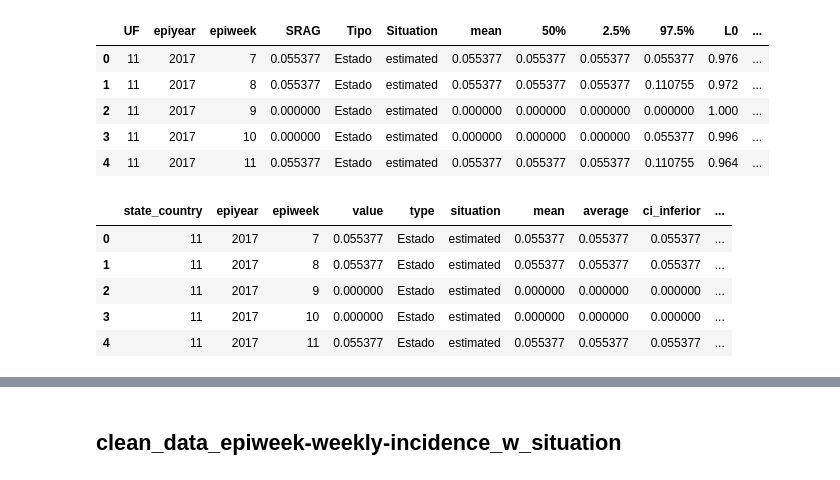
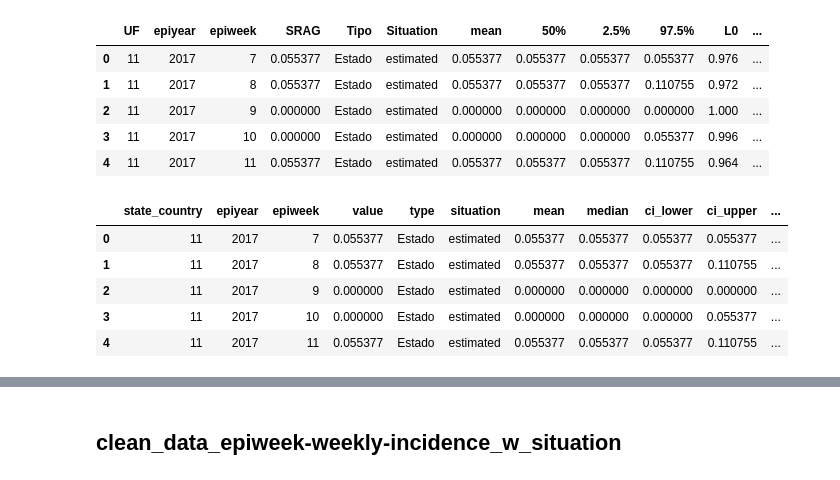
Before and after one commit to FluVigilanciaBR/fludashboard, a Jupyter notebook: Notebooks/Dataset-Migration.ipynb, the cells around one changed output, grey strips where cells are left out. Cells and saved outputs as stored; diff of their text form; code cells hidden in the pictures.

```diff
--- a/Notebooks/Dataset-Migration.ipynb
+++ b/Notebooks/Dataset-Migration.ipynb
@@ -35,0 +40,6 @@ mem-typical
+# %%
+dataset_id = {
+    'srag': 1,
+    'sragflu': 2,
+    'obitoflu': 3,
+}
@@ -36,3 +48,8 @@ mem-typical
+# %%
+scale_id = {
+    'incidência': 1,
+    'casos': 2
+}
 # %% [markdown]
 ## current_estimated_values
 # %%
@@ -52,20 +69,22 @@ migration_rules = {
     'SRAG': 'value',
     'Tipo': 'type',
     'Situation': 'situation',
-    '50%': 'average',
-    '2.5%': 'ci_inferior',
-    '97.5%': 'ci_superior',
-    'L0': 'l0',  # maybe should be better another name more descriptive
-    'L1': 'l1',  # maybe should be better another name more descriptive
-    'L2': 'l2',  # maybe should be better another name more descriptive
-    'L3': 'l3',  # maybe should be better another name more descriptive
+    '50%': 'median',
+    '2.5%': 'ci_lower',
+    '97.5%': 'ci_upper',
+    'L0': 'low',
+    'L1': 'epidemic',
+    'L2': 'high',
+    'L3': 'very_high',
     'Run date': 'run_date',
-    'dado': 'dataset',  # or origin
+    'dado': 'dataset',
     'escala': 'scale'
 }
 
 dfs[dataset].rename(
     columns=migration_rules, inplace=True
 )
+dfs[dataset].dataset = dfs[dataset].dataset.map(dataset_id)
+dfs[dataset].scale = dfs[dataset].scale.map(scale_id)
 dfs[dataset].head()
 # %% [output]
@@ -105,32 +124,34 @@ dfs[dataset].head()
 # %%
 migration_rules = {
     'UF': 'state_country',
     'SRAG': 'value',
     'Tipo': 'type',
     'Situation': 'situation',
-    '50%': 'average',
-    '2.5%': 'ci_inferior',
-    '97.5%': 'ci_superior',
-    'L0': 'l0',  # maybe should be better another name more descriptive
-    'L1': 'l1',  # maybe should be better another name more descriptive
-    'L2': 'l2',  # maybe should be better another name more descriptive
-    'L3': 'l3',  # maybe should be better another name more descriptive
+    '50%': 'median',
+    '2.5%': 'ci_lower',
+    '97.5%': 'ci_upper',
+    'L0': 'low',
+    'L1': 'epidemic',
+    'L2': 'high',
+    'L3': 'very_high',
     'Run date': 'run_date',
     'dado': 'dataset',  # or origin
     'escala': 'scale'
 }
 
 dfs[dataset].rename(
     columns=migration_rules, inplace=True
 )
+dfs[dataset].dataset = dfs[dataset].dataset.map(dataset_id)
+dfs[dataset].scale = dfs[dataset].scale.map(scale_id)
 dfs[dataset].head()
 # %% [output]
-|  | state_country | epiyear | epiweek | value | type | situation | mean | average | ci_inferior | ... |
-| 0 | 11 | 2017 | 7 | 0.055377 | Estado | estimated | 0.055377 | 0.055377 | 0.055377 | ... |
-| 1 | 11 | 2017 | 8 | 0.055377 | Estado | estimated | 0.055377 | 0.055377 | 0.055377 | ... |
-| 2 | 11 | 2017 | 9 | 0.000000 | Estado | estimated | 0.000000 | 0.000000 | 0.000000 | ... |
-| 3 | 11 | 2017 | 10 | 0.000000 | Estado | estimated | 0.000000 | 0.000000 | 0.000000 | ... |
-| 4 | 11 | 2017 | 11 | 0.055377 | Estado | estimated | 0.055377 | 0.055377 | 0.055377 | ... |
+|  | state_country | epiyear | epiweek | value | type | situation | mean | median | ci_lower | ci_upper | ... |
+| 0 | 11 | 2017 | 7 | 0.055377 | Estado | estimated | 0.055377 | 0.055377 | 0.055377 | 0.055377 | ... |
+| 1 | 11 | 2017 | 8 | 0.055377 | Estado | estimated | 0.055377 | 0.055377 | 0.055377 | 0.110755 | ... |
+| 2 | 11 | 2017 | 9 | 0.000000 | Estado | estimated | 0.000000 | 0.000000 | 0.000000 | 0.000000 | ... |
+| 3 | 11 | 2017 | 10 | 0.000000 | Estado | estimated | 0.000000 | 0.000000 | 0.000000 | 0.055377 | ... |
+| 4 | 11 | 2017 | 11 | 0.055377 | Estado | estimated | 0.055377 | 0.055377 | 0.055377 | 0.110755 | ... |
 # %%
 # primary_keys
 pks[dataset] = [
```
Also changed, not shown: parts of 22 cells of this notebook.
